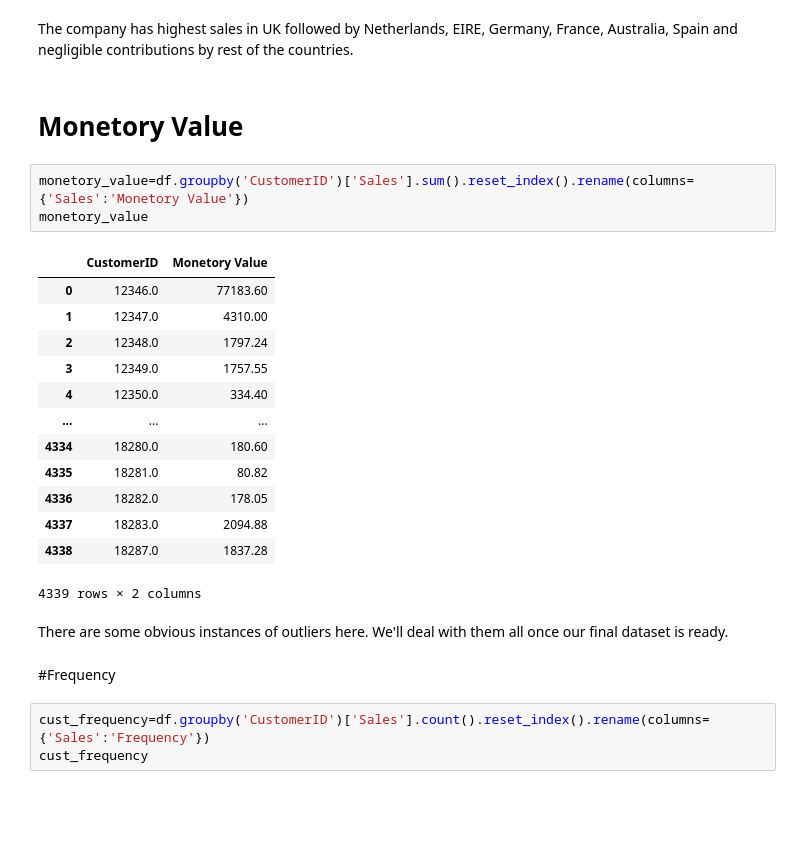
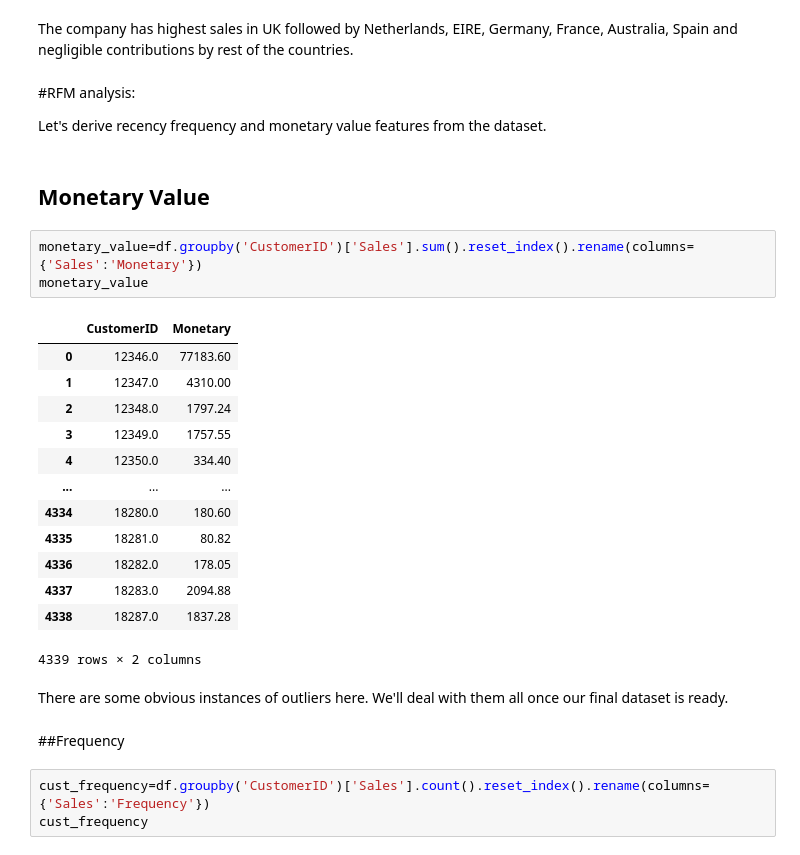
Before and after one commit to cpvivek/Onlie-Retail-Customer-Segmentation, a Jupyter notebook: Online_Retail_Customer_Segmentation__Vivek_CP_Capstone_Project.ipynb, the cells around one changed output. Saved outputs shown, nothing was run; the diff lists cells and outputs as text; blank space fills up the shorter version.

```diff
--- a/Online_Retail_Customer_Segmentation__Vivek_CP_Capstone_Project.ipynb
+++ b/Online_Retail_Customer_Segmentation__Vivek_CP_Capstone_Project.ipynb
@@ -272,13 +275,17 @@ px.bar(country_sales,x="Country",y="Sales",title="Sales in different Countries")
 [interactive output not drawn]
 # %% [markdown]
 The company has highest sales in UK followed by Netherlands, EIRE, Germany, France, Australia, Spain and negligible contributions by rest of the countries.
+# %% [markdown]
+#RFM analysis:
+
+Let's derive recency frequency and monetary value features from the dataset.
 # %% [markdown]
-# Monetory Value
+## Monetary Value
 # %%
-monetory_value=df.groupby('CustomerID')['Sales'].sum().reset_index().rename(columns={'Sales':'Monetory Value'})
-monetory_value
+monetary_value=df.groupby('CustomerID')['Sales'].sum().reset_index().rename(columns={'Sales':'Monetary'})
+monetary_value
 # %% [output]
-|  | CustomerID | Monetory Value |
+|  | CustomerID | Monetary |
 | 0 | 12346.0 | 77183.60 |
 | 1 | 12347.0 | 4310.00 |
 | 2 | 12348.0 | 1797.24 |
@@ -294,7 +301,7 @@ monetory_value
 # %% [markdown]
 There are some obvious instances of outliers here. We'll deal with them all once our final dataset is ready.
 # %% [markdown]
-#Frequency
+##Frequency
 # %%
 cust_frequency=df.groupby('CustomerID')['Sales'].count().reset_index().rename(columns={'Sales':'Frequency'})
 cust_frequency
```
Also changed, not shown: parts of 47 cells of this notebook.
